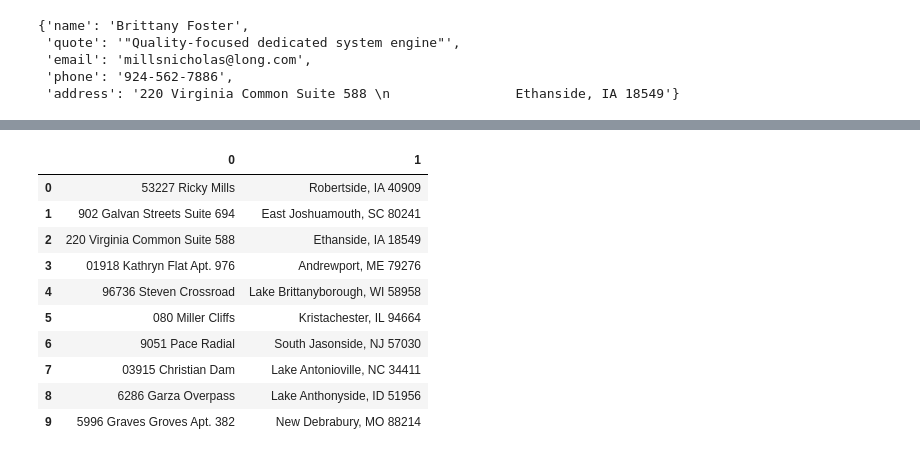
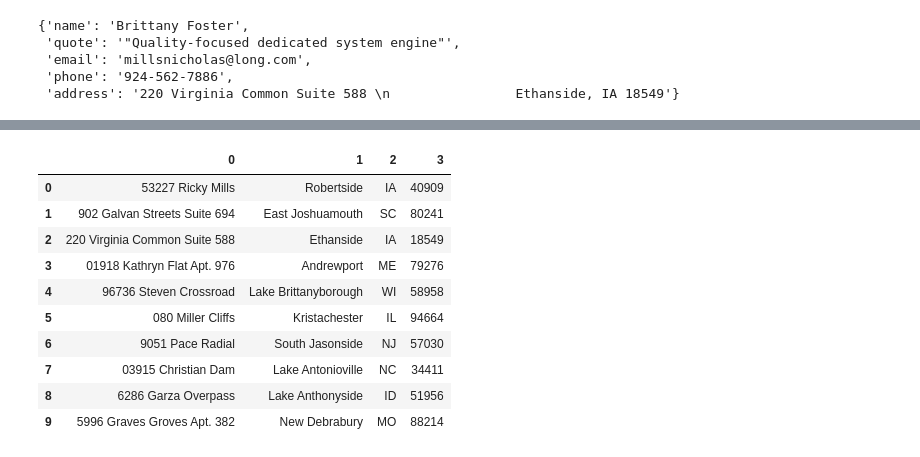
Before and after one commit to justin-m-sullivan/natural-language-processing-exercises, a Jupyter notebook: data_acquisition_web_scrapping_lesson.ipynb, the cells around one changed output, grey strips where cells are left out. Cells and saved outputs as stored; diff of their text form; code cells hidden in the pictures.

```diff
--- a/data_acquisition_web_scrapping_lesson.ipynb
+++ b/data_acquisition_web_scrapping_lesson.ipynb
@@ -382,16 +382,16 @@ df
 | 8 | Ian Hawkins | "Customer-focused dynamic groupwa... | janet77@jimenez.biz | 755.221.3640x5396 | 6286 Garza Overpass \n ... |
 | 9 | Tina Miller | "Total regional website" | rogerstevens@yahoo.com | 349.954.2132x390 | 5996 Graves Groves Apt. 382 \n... |
 # %%
-df.address.str.extract(r'(.+)\s(.+)\s')
+df.address.str.extract(r'(.+)\s(.+),\s(.+\s)(\d+)')
 # %% [output]
-|  | 0 | 1 |
-| 0 | 53227 Ricky Mills | Robertside, IA 40909 |
-| 1 | 902 Galvan Streets Suite 694 | East Joshuamouth, SC 80241 |
-| 2 | 220 Virginia Common Suite 588 | Ethanside, IA 18549 |
-| 3 | 01918 Kathryn Flat Apt. 976 | Andrewport, ME 79276 |
-| 4 | 96736 Steven Crossroad | Lake Brittanyborough, WI 58958 |
-| 5 | 080 Miller Cliffs | Kristachester, IL 94664 |
-| 6 | 9051 Pace Radial | South Jasonside, NJ 57030 |
-| 7 | 03915 Christian Dam | Lake Antonioville, NC 34411 |
-| 8 | 6286 Garza Overpass | Lake Anthonyside, ID 51956 |
-| 9 | 5996 Graves Groves Apt. 382 | New Debrabury, MO 88214 |
+|  | 0 | 1 | 2 | 3 |
+| 0 | 53227 Ricky Mills | Robertside | IA | 40909 |
+| 1 | 902 Galvan Streets Suite 694 | East Joshuamouth | SC | 80241 |
+| 2 | 220 Virginia Common Suite 588 | Ethanside | IA | 18549 |
+| 3 | 01918 Kathryn Flat Apt. 976 | Andrewport | ME | 79276 |
+| 4 | 96736 Steven Crossroad | Lake Brittanyborough | WI | 58958 |
+| 5 | 080 Miller Cliffs | Kristachester | IL | 94664 |
+| 6 | 9051 Pace Radial | South Jasonside | NJ | 57030 |
+| 7 | 03915 Christian Dam | Lake Antonioville | NC | 34411 |
+| 8 | 6286 Garza Overpass | Lake Anthonyside | ID | 51956 |
+| 9 | 5996 Graves Groves Apt. 382 | New Debrabury | MO | 88214 |
```
Also changed, not shown: parts of 1 cell of this notebook.
